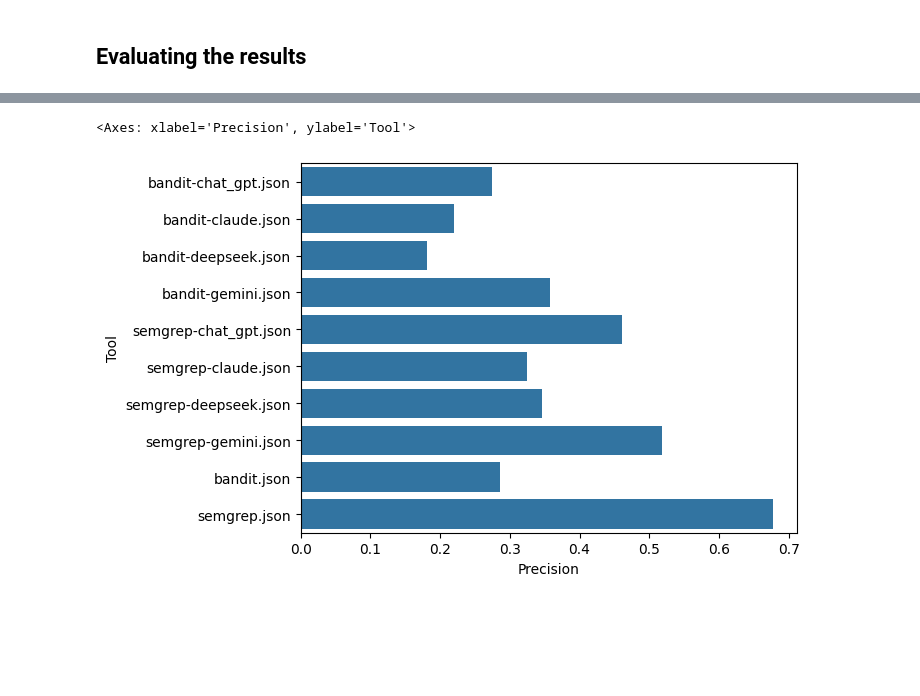
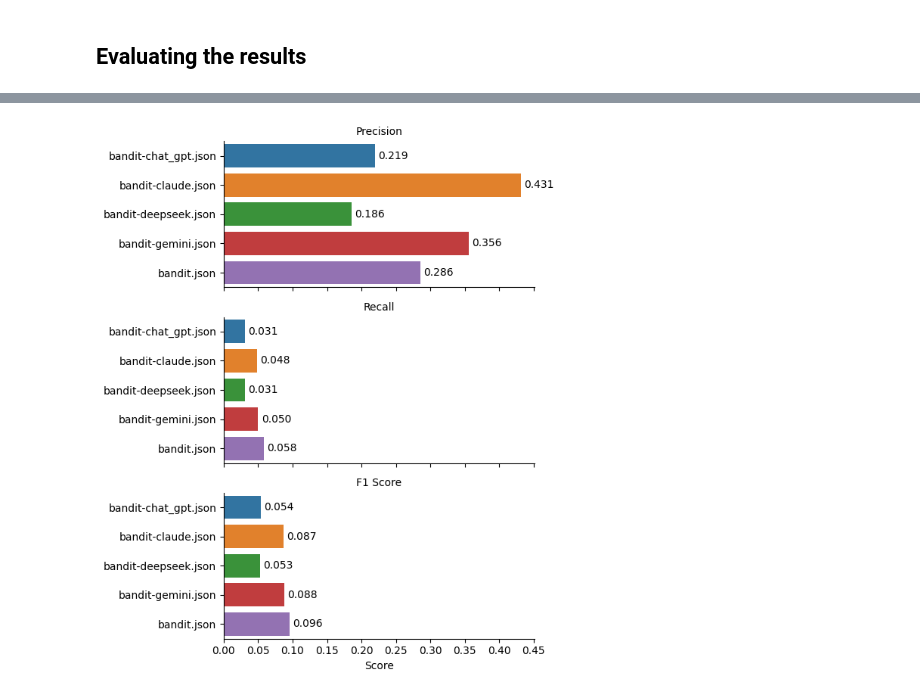
Before and after one commit to levimaciell/Ai_sast_analysis, a Jupyter notebook: data_analysis/ai_analysis_over_sast.ipynb, the cells around one changed output, grey strips where cells are left out. Cells and saved outputs as stored; diff of their text form; code cells hidden in the pictures; blank space fills up the shorter version.

```diff
--- a/data_analysis/ai_analysis_over_sast.ipynb
+++ b/data_analysis/ai_analysis_over_sast.ipynb
@@ -83,7 +83,42 @@ report_df
 | 8 | bandit.json | 0.285714 | 0.057803 | 0.096154 |
 | 9 | semgrep.json | 0.677778 | 0.117534 | 0.200328 |
 # %%
-sns.barplot(report_df, x="Precision" , y="Tool")
+import matplotlib.pyplot as plt
+
+banditResults = report_df[report_df['Tool'].str.startswith('bandit')]
+
+m = banditResults.melt(id_vars="Tool", value_vars=["Precision", "Recall", "F1 Score"], var_name="Metric", value_name="Value")
+
+g = sns.catplot(
+    data=m,
+    kind="bar",
+    x="Value",
+    y="Tool",
+    row="Metric",        # 👈 agora é vertical
+    hue="Tool",
+    sharey=True,
+    height=2.5,            # altura de cada gráfico
+    aspect=2.5,
+    legend=False
+)
+
+for ax in g.axes.flat:
+    for container in ax.containers:
+        ax.bar_label(
+            container,
+            fmt="%.3f",
+            padding=3
+        )
+
+max_val = m["Value"].max()
+
+for ax in g.axes.flat:
+    ax.set_xticks(np.arange(0, max_val + 0.05, 0.05))
+    ax.set_xlim(0, max_val + 0.02)
+
+g.set_titles("{row_name}")
+g.set_axis_labels("Score", "")
+plt.tight_layout()
+plt.show()
 # %% [output]
-<Axes: xlabel='Precision', ylabel='Tool'>
-[figure, old version]
+[figure, new version]
```
Also changed, not shown: parts of 2 cells of this notebook, 11 other files.
